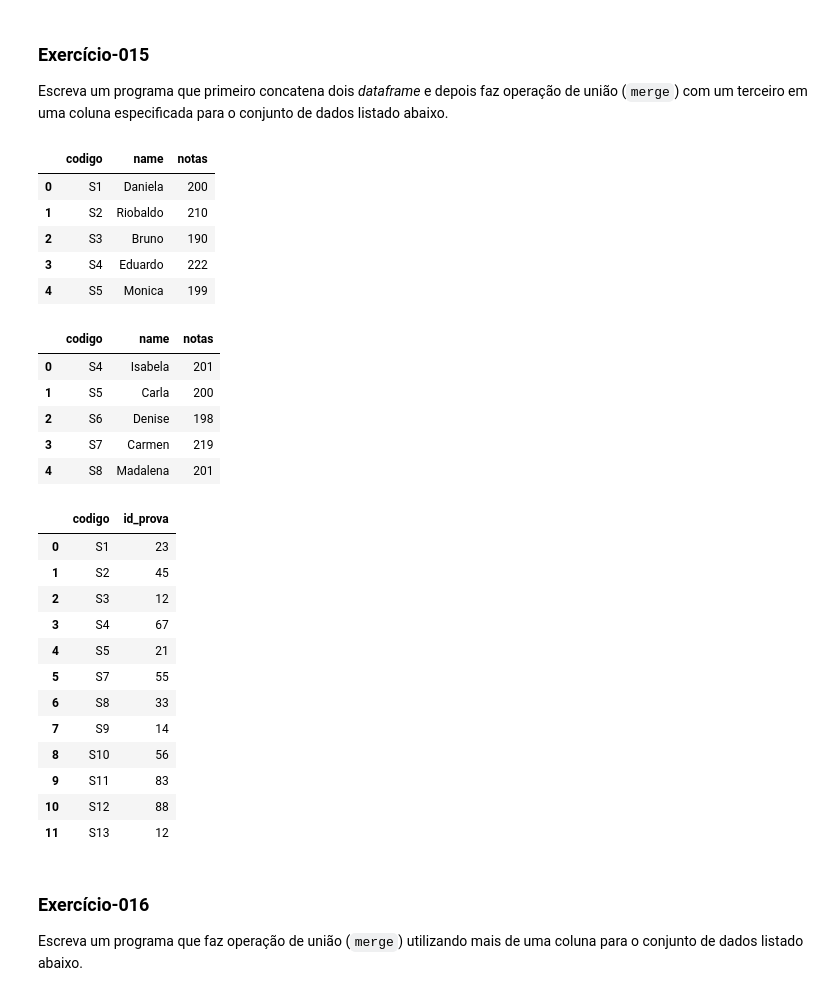
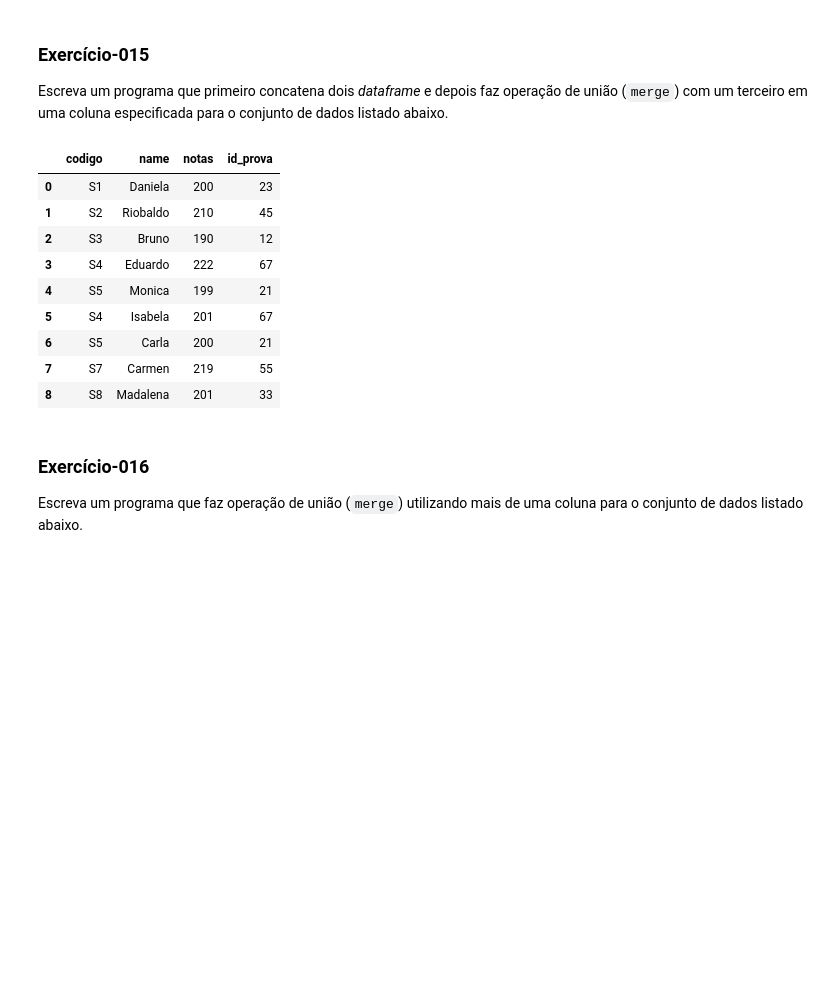
Before and after one commit to luiscruvinel/exercicios, a Jupyter notebook: lista2.ipynb, the cells around one changed output. Drawn from its saved outputs; the diff is of its cells as text; code cells hidden in the pictures; blank space fills up the shorter version.

```diff
--- a/lista2.ipynb
+++ b/lista2.ipynb
@@ -248,45 +454,32 @@ Escreva um programa que primeiro concatena dois _dataframe_ e depois faz operaç
 # %%
 dados_estudante1 = pd.DataFrame({
         'codigo': ['S1', 'S2', 'S3', 'S4', 'S5'],
          'name': ['Daniela', 'Riobaldo', 'Bruno', 'Eduardo', 'Monica'],
         'notas': [200, 210, 190, 222, 199]})
 
 dados_estudante2 = pd.DataFrame({
         'codigo': ['S4', 'S5', 'S6', 'S7', 'S8'],
         'name': ['Isabela', 'Carla', 'Denise', 'Carmen', 'Madalena'],
         'notas': [201, 200, 198, 219, 201]})
 
 exam_data = pd.DataFrame({
         'codigo': ['S1', 'S2', 'S3', 'S4', 'S5', 'S7', 'S8', 'S9', 'S10', 'S11', 'S12', 'S13'],
         'id_prova': [23, 45, 12, 67, 21, 55, 33, 14, 56, 83, 88, 12]})
 
-display(dados_estudante1, dados_estudante2, exam_data)
+todos_estudantes = pd.concat((dados_estudante1, dados_estudante2)).reset_index(drop=True)
+full_data = pd.merge(todos_estudantes, exam_data, on='codigo', how='inner') # especificando on e inner apenas para deixar claro
+display(full_data)
 # %% [output]
-|  | codigo | name | notas |
-| 0 | S1 | Daniela | 200 |
-| 1 | S2 | Riobaldo | 210 |
-| 2 | S3 | Bruno | 190 |
-| 3 | S4 | Eduardo | 222 |
-| 4 | S5 | Monica | 199 |
+|  | codigo | name | notas | id_prova |
+| 0 | S1 | Daniela | 200 | 23 |
+| 1 | S2 | Riobaldo | 210 | 45 |
+| 2 | S3 | Bruno | 190 | 12 |
+| 3 | S4 | Eduardo | 222 | 67 |
+| 4 | S5 | Monica | 199 | 21 |
+| 5 | S4 | Isabela | 201 | 67 |
+| 6 | S5 | Carla | 200 | 21 |
+| 7 | S7 | Carmen | 219 | 55 |
+| 8 | S8 | Madalena | 201 | 33 |
-|  | codigo | name | notas |
-| 0 | S4 | Isabela | 201 |
-| 1 | S5 | Carla | 200 |
-| 2 | S6 | Denise | 198 |
-| 3 | S7 | Carmen | 219 |
-| 4 | S8 | Madalena | 201 |
-|  | codigo | id_prova |
-| 0 | S1 | 23 |
-| 1 | S2 | 45 |
-| 2 | S3 | 12 |
-| 3 | S4 | 67 |
-| 4 | S5 | 21 |
-| 5 | S7 | 55 |
-| 6 | S8 | 33 |
-| 7 | S9 | 14 |
-| 8 | S10 | 56 |
-| 9 | S11 | 83 |
-| 10 | S12 | 88 |
-| 11 | S13 | 12 |
 # %% [markdown]
 ### Exercício-016
 Escreva um programa que faz operação de união (`merge`) utilizando mais de uma coluna para o conjunto de dados listado abaixo.
```
Also changed, not shown: parts of 16 cells of this notebook.
